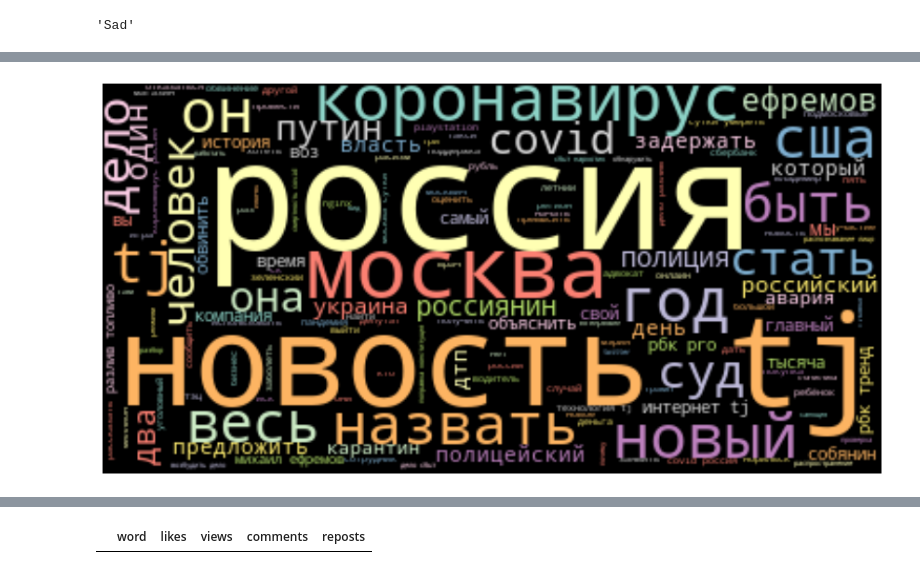
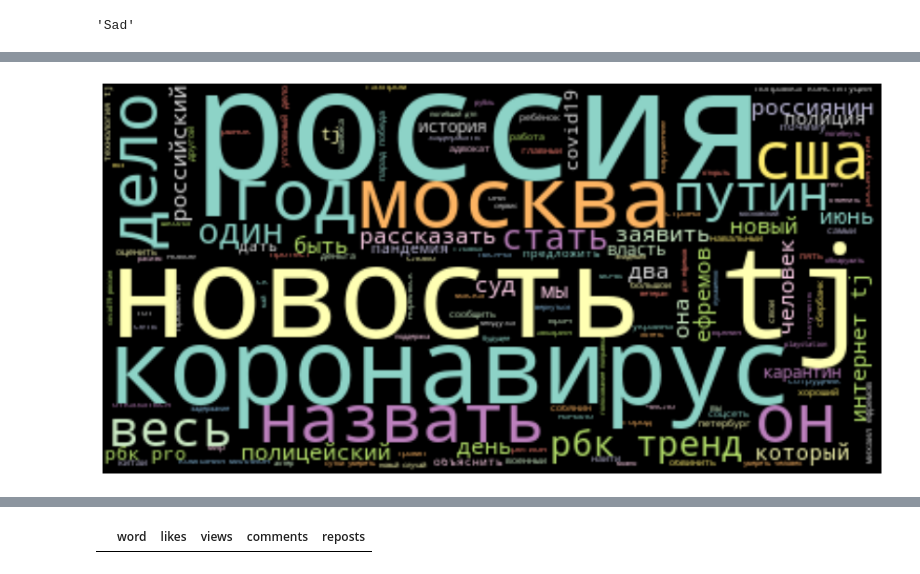
Before and after one commit to vnkrtv/vk-news-dashboard, a Jupyter notebook: NewsAnalyzer.ipynb, the cells around one changed output, grey strips where cells are left out. Saved outputs shown, nothing was run; the diff lists cells and outputs as text; code cells hidden in the pictures.

Commit message:
Update NewsAnalyzer.ipynb
Update text_pileline func - now it removes quotes, nums and puncts

```diff
--- a/NewsAnalyzer.ipynb
+++ b/NewsAnalyzer.ipynb
@@ -191,13 +173,14 @@ Requirement already satisfied: dawg-python>=0.7 in /home/leadness/anaconda3/lib/
 import pymorphy2
 morph = pymorphy2.MorphAnalyzer()
 
+pattern = re.compile(r'\W')
 def pos(word, morth=pymorphy2.MorphAnalyzer()):
     "Return a likely part of speech for the *word*."""
     return morth.parse(word)[0].tag.POS
 
 functors_pos = {'INTJ', 'PRCL', 'CONJ', 'PREP'}  # function words
 print('Without pretext:')
-words = [word for word in title_list[0].split() if pos(word) not in functors_pos]
+words = [pattern.sub('', word) for word in title_list[0].split() if pos(word) not in functors_pos]
 print(*words)
 print('Normal forms:')
 words = [morph.normal_forms(w)[0] for w in words]
@@ -210,8 +193,14 @@ Normal forms:
 # %%
+pattern = re.compile(r'\W')
+notdigit = re.compile(r'\D')
+
 def text_pipeline(text: str) -> list:
     morph = pymorphy2.MorphAnalyzer()
     functors_pos = {'INTJ', 'PRCL', 'CONJ', 'PREP'}  # function words
     pos = lambda word: morph.parse(word)[0].tag.POS
-    words = [word for word in text.split() if pos(word) not in functors_pos]
+    words = [pattern.sub('', word) for word in text.split() if pos(word) not in functors_pos]
+    words = [word for word in words if notdigit.match(word)]
     words = [morph.normal_forms(w)[0] for w in words]
-    return words
+    return ' '.join(words)
+
+text_pipeline('Бизнесмена из «списка Титова» вопреки обещания посадили на 20 суток.')
@@ -218,16 +222,16 @@ def text_pipeline(text: str) -> list:
 # %%
 text = ''
 for title in title_list:
-    title = ' '.join(text_pipeline(title))
+    title = text_pipeline(title)
     text += title + ' '
 wordcloud = WordCloud(max_words=200,colormap='Set3', background_color="black").generate(text)
 plt.figure(figsize=(15,10))
 plt.imshow(wordcloud, interpolation='Bilinear')
 plt.axis("off")
 plt.figure(1,figsize=(12, 12))
 plt.show()
 # %% [output]
-[figure, old version]
+[figure, new version]
 # %%
 group_list = [post[1] for post in posts]
 news['group'] = group_list
```
Also changed, not shown: parts of 34 cells of this notebook.
